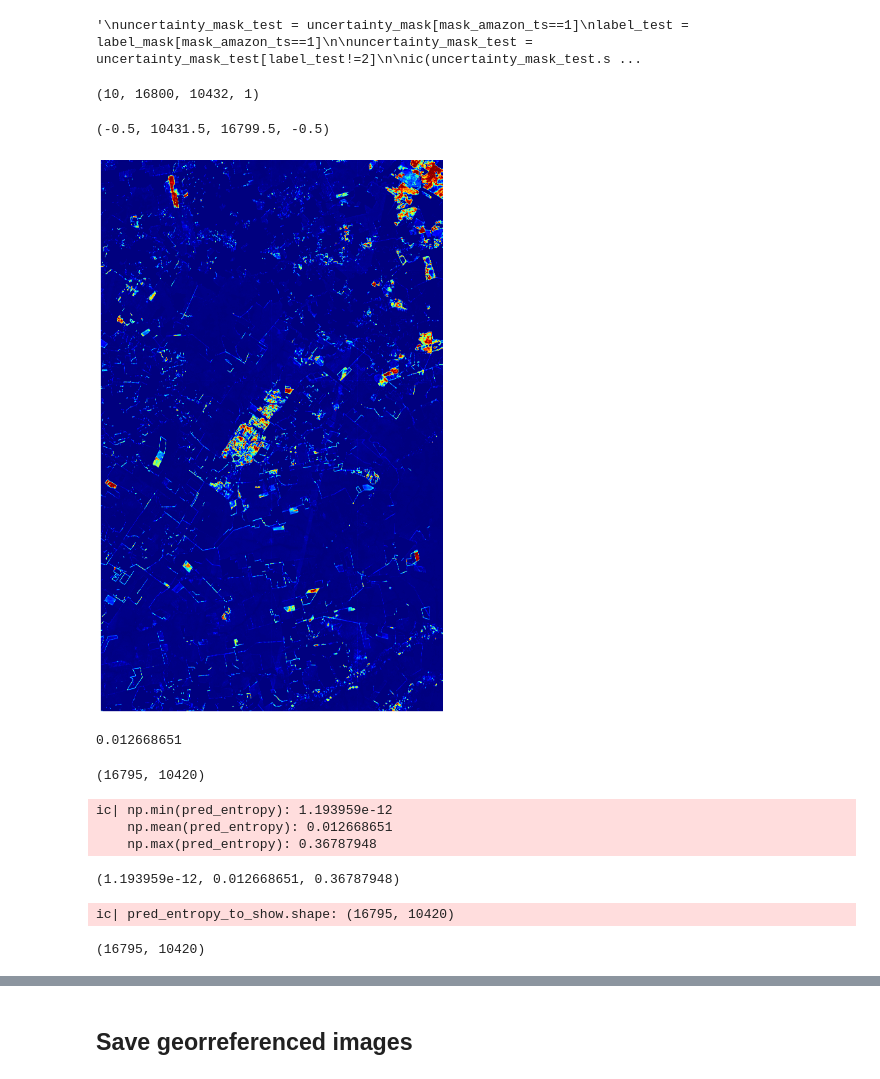
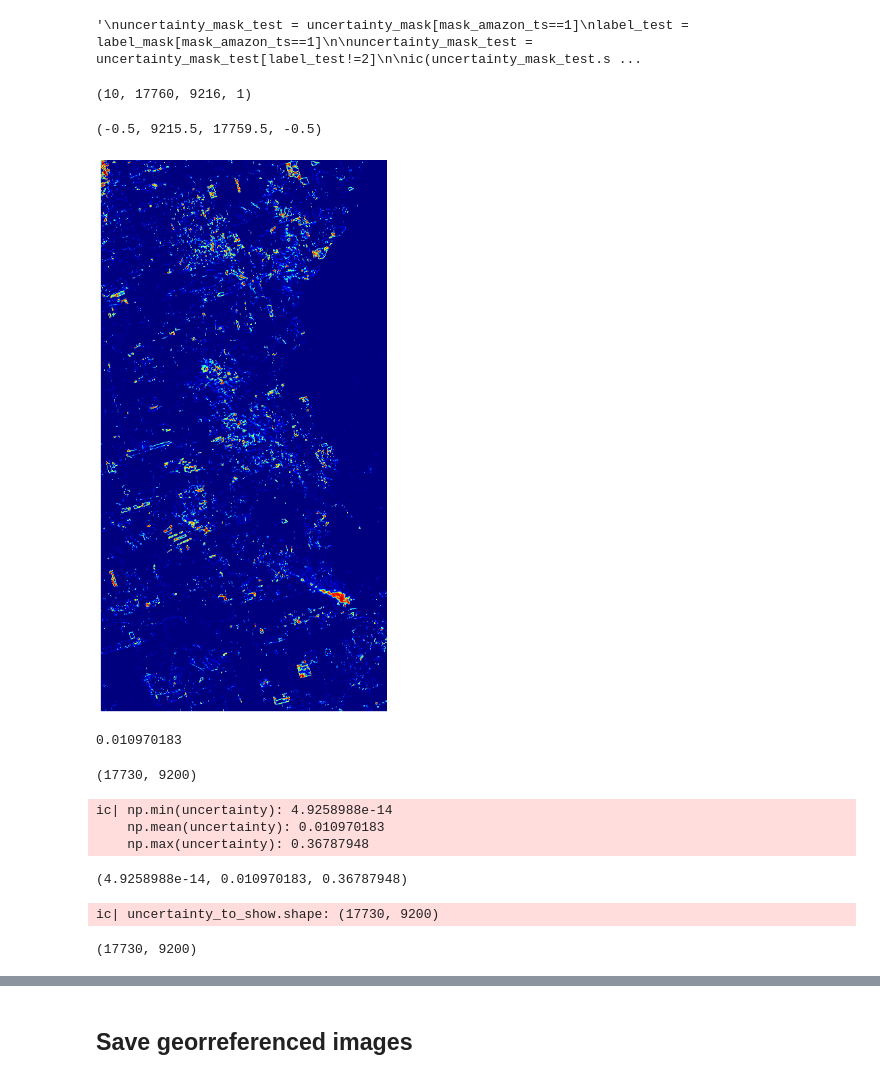
Before and after one commit to DiMorten/deforestation_uncertainty, a Jupyter notebook: polygon_analysis_ensemble.ipynb, the cells around one changed output, grey strips where cells are left out. Cells and saved outputs as stored; diff of their text form; code cells hidden in the pictures.

```diff
--- a/polygon_analysis_ensemble.ipynb
+++ b/polygon_analysis_ensemble.ipynb
@@ -40,14 +40,14 @@ if training == True:
 else:
 	dates = [2019, 2020]
 '''
-# dates = [2018, 2019]
-# dataset = PAMultipleDates(dates = dates, # dates = [2017, 2018, 2019]. [2018, 2019]. [2015, 2016, 2017, 2018]
+dates = [2018, 2019]
+dataset = PAMultipleDates(dates = dates, # dates = [2017, 2018, 2019]. [2018, 2019]. [2015, 2016, 2017, 2018]
+	addPastDeforestationInput = addPastDeforestationInput,
+	borderBuffer = 2)
+# dates = [2019, 2020]
+# dataset = MTMultipleDates(dates = dates, # dates = [2016,2017,2018,2019]
 # 	addPastDeforestationInput = addPastDeforestationInput,
 # 	borderBuffer = 2)
-dates = [2019, 2020]
-dataset = MTMultipleDates(dates = dates, # dates = [2016,2017,2018,2019]
-	addPastDeforestationInput = addPastDeforestationInput,
-	borderBuffer = 2)
 
 if issubclass(type(dataset), MultipleDates):
 	patchesHandler = PatchesHandlerMultipleDates(
@@ -411,24 +411,24 @@ def predictive_variance(pred_probs):
 
 def predictive_entropy(pred_probs):
     pred_mean = get_mean(pred_probs) # shape (patch_len, patch_len, class_n)
-    pred_entropy = np.zeros((pred_mean.shape[0:2]))
+    uncertainty = np.zeros((pred_mean.shape[0:2]))
 
     K = pred_mean.shape[-1]
     for k in range(K):
-        pred_entropy = pred_entropy + pred_mean[..., k] * np.log(pred_mean[..., k] + epsilon)
-    pred_entropy = - pred_entropy / K
-    return pred_entropy
+        uncertainty = uncertainty + pred_mean[..., k] * np.log(pred_mean[..., k] + epsilon)
+    uncertainty = - uncertainty / K
+    return uncertainty
 
 
 def single_experiment_entropy(pred_prob):
-    pred_entropy = np.zeros(pred_prob.shape[0:2])
-    ic(pred_entropy.shape)
+    uncertainty = np.zeros(pred_prob.shape[0:2])
+    ic(uncertainty.shape)
 
     K = pred_prob.shape[-1]
     for k in range(K):
-        pred_entropy = pred_entropy + pred_prob[..., k] * np.log(pred_prob[..., k] + epsilon)
-    pred_entropy = - pred_entropy / K
-    return pred_entropy
+        uncertainty = uncertainty + pred_prob[..., k] * np.log(pred_prob[..., k] + epsilon)
+    uncertainty = - uncertainty / K
+    return uncertainty
 
 def mutual_information(pred_probs):
     H = predictive_entropy(pred_probs)
@@ -458,6 +458,6 @@ ic| np.min(prob_rec): 2.2469558e-30
 # %%
-pred_entropy = predictive_entropy(prob_rec).astype(np.float32)
-pred_entropy_to_show = pred_entropy.copy()[:label_mask.shape[0], :label_mask.shape[1]]
+uncertainty = predictive_entropy(prob_rec).astype(np.float32)
+uncertainty_to_show = uncertainty.copy()[:label_mask.shape[0], :label_mask.shape[1]]
 
-pred_entropy_to_show[label_mask == 2] = 0
+uncertainty_to_show[label_mask == 2] = 0
 # %%
@@ -614,32 +613,32 @@ ic(uncertainty_mask_test.shape)
 # %%
 prob_rec.shape
 # %% [output]
-(10, 16800, 10432, 1)
+(10, 17760, 9216, 1)
 # %%
 fig, ax = plt.subplots(figsize=(15,15))
 ax.set_xticks([])
 ax.set_yticks([])
-ax.imshow(pred_entropy, cmap='jet')
+ax.imshow(uncertainty, cmap='jet')
 plt.axis('off')
 # %% [output]
-(-0.5, 10431.5, 16799.5, -0.5)
+(-0.5, 9215.5, 17759.5, -0.5)
-[figure, old version]
+[figure, new version]
 # %%
-np.mean(pred_entropy)
+np.mean(uncertainty)
 # %% [output]
-0.012668651
+0.010970183
 # %%
 # mean_prob.shape
-pred_entropy[:label_mask.shape[0], :label_mask.shape[1]].shape
+uncertainty[:label_mask.shape[0], :label_mask.shape[1]].shape
 # %% [output]
-(16795, 10420)
+(17730, 9200)
 # %%
-ic(np.min(pred_entropy), np.mean(pred_entropy), np.max(pred_entropy))
+ic(np.min(uncertainty), np.mean(uncertainty), np.max(uncertainty))
 # %% [output]
-ic| np.min(pred_entropy): 1.193959e-12
-    np.mean(pred_entropy): 0.012668651
-    np.max(pred_entropy): 0.36787948
+ic| np.min(uncertainty): 4.9258988e-14
+    np.mean(uncertainty): 0.010970183
+    np.max(uncertainty): 0.36787948
-(1.193959e-12, 0.012668651, 0.36787948)
+(4.9258988e-14, 0.010970183, 0.36787948)
 # %%
 predicted = np.zeros_like(mean_prob).astype(np.uint8)
 threshold = 0.5
@@ -652,9 +659,9 @@ predicted_small_polygons = predicted - predicted_without_small_polygons
 # %%
-pred_entropy_to_show[predicted_small_polygons == 1] = 0
-ic(pred_entropy_to_show.shape)
+uncertainty_to_show[predicted_small_polygons == 1] = 0
+ic(uncertainty_to_show.shape)
 # %% [output]
-ic| pred_entropy_to_show.shape: (16795, 10420)
+ic| uncertainty_to_show.shape: (17730, 9200)
-(16795, 10420)
+(17730, 9200)
 # %%
 fig, ax = plt.subplots(figsize=(10,10))
 ax.set_xticks([])
```
Also changed, not shown: parts of 82 cells of this notebook, 6 other files.
